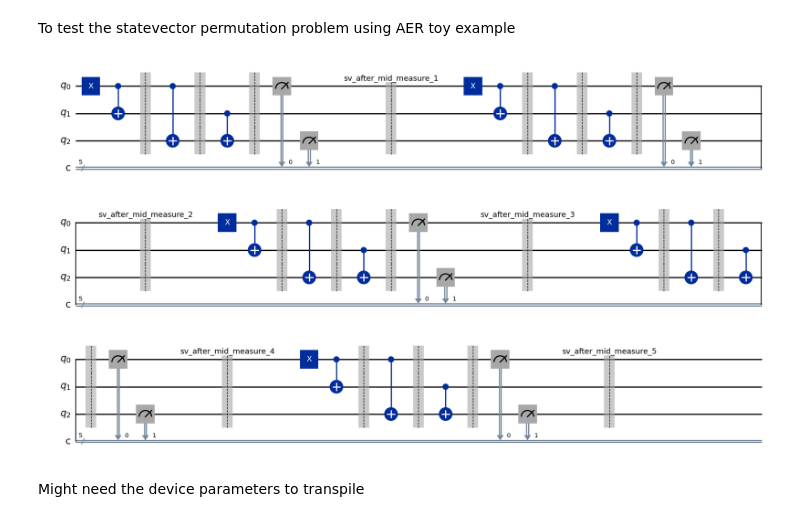
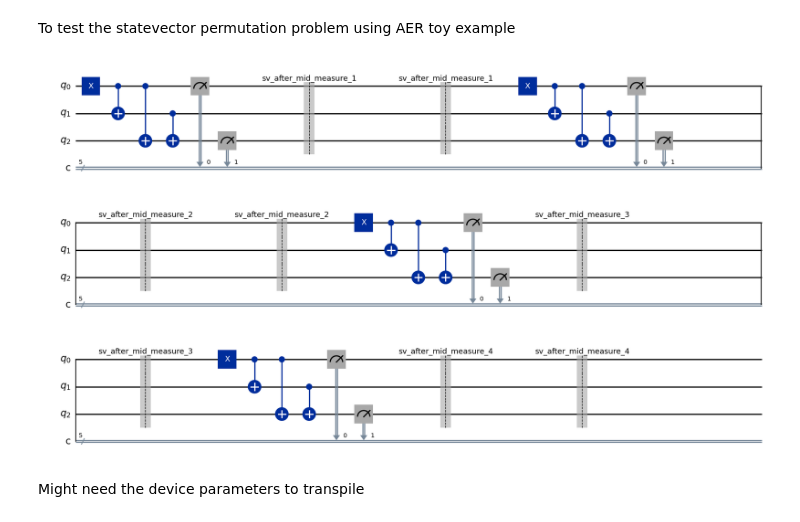
Before and after one commit to CERN-IT-INNOVATION/quantum-gates, a Jupyter notebook: start up and testing/AER_testing_statevector.ipynb, the cells around one changed output. Saved outputs shown, nothing was run; the diff lists cells and outputs as text; code cells hidden in the pictures.

Commit message:
using barrier ordering sv permuted fix

```diff
--- a/start up and testing/AER_testing_statevector.ipynb
+++ b/start up and testing/AER_testing_statevector.ipynb
@@ -45,39 +45,38 @@ def build_circuit(cycles, N_q=3, extra_measures=2):
 
     for c in range(1, cycles+1):
 
         # Prepare |01>
         qc.x(0)
         qc.cx(0,1)
-        qc.barrier()
+
         #qc.save_statevector(label=f"sv_after_entanglement_{c}")
         qc.cx(0,2)
-        qc.barrier()
         #qc.save_statevector(label=f"sv_after_cx02_{c}")
         qc.cx(1,2)
-        qc.barrier()
         #qc.save_statevector(label=f"sv_after_cx12_{c}")
 
         # Mid-cycle measurement
         qc.measure([0, N_q-1], range(extra_measures))
         qc.save_statevector(label=f"sv_after_mid_measure_{c}")
+        qc.barrier(label=f"sv_after_mid_measure_{c}")
 
         # Measure
         """
         qc.barrier()  #
         qc.measure(range(N_q), range(extra_measures,N_m))
         qc.barrier()  #
         qc.x(range(N_q))  #
         """
 
     return qc
 
 
-
-qc = build_circuit(cycles=5)
+cycles=4
+qc = build_circuit(cycles=cycles)
 
 qc.draw('mpl')
 # %% [output]
-[figure, old version]
+[figure, new version]
 # %% [markdown]
 Might need the device parameters to transpile
 # %% [raw]
```
Also changed, not shown: parts of 8 cells of this notebook.
